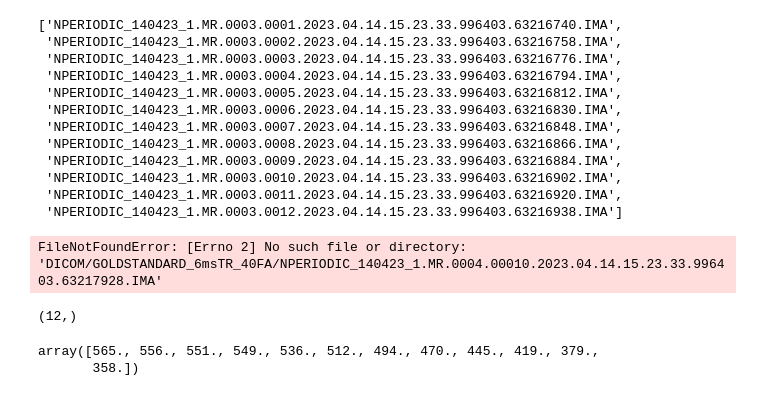
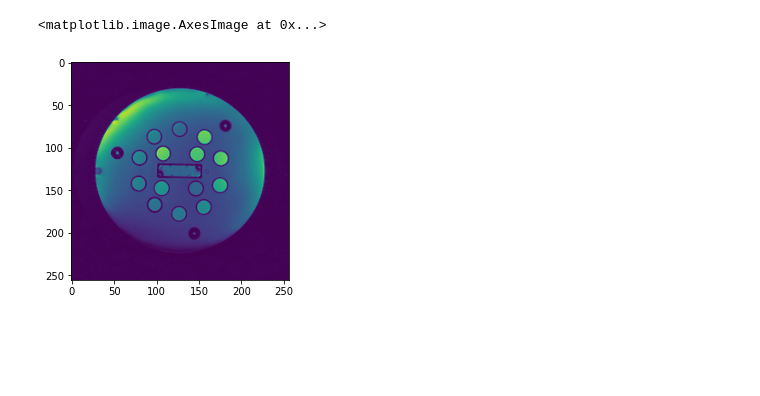
Before and after one commit to Yifei-Jin/Final_Year_Project, a Jupyter notebook: Code/Quadratic_Spoiling/GOLDstandardT2Star.ipynb, the cells around one changed output. Saved outputs shown, nothing was run; the diff lists cells and outputs as text; code cells hidden in the pictures; blank space fills up the shorter version.

```diff
--- a/Code/Quadratic_Spoiling/GOLDstandardT2Star.ipynb
+++ b/Code/Quadratic_Spoiling/GOLDstandardT2Star.ipynb
@@ -43,57 +65,17 @@ DICOMFILENAME = [DICOM1,DICOM2,DICOM3,DICOM4,DICOM5,DICOM6,DICOM7,DICOM8,DICOM9,
-# %%
-DICOMFILENAME
-# %% [output]
-['NPERIODIC_140423_1.MR.0003.0001.2023.04.14.15.23.33.996403.63216740.IMA',
- 'NPERIODIC_140423_1.MR.0003.0002.2023.04.14.15.23.33.996403.63216758.IMA',
- 'NPERIODIC_140423_1.MR.0003.0003.2023.04.14.15.23.33.996403.63216776.IMA',
- 'NPERIODIC_140423_1.MR.0003.0004.2023.04.14.15.23.33.996403.63216794.IMA',
- 'NPERIODIC_140423_1.MR.0003.0005.2023.04.14.15.23.33.996403.63216812.IMA',
- 'NPERIODIC_140423_1.MR.0003.0006.2023.04.14.15.23.33.996403.63216830.IMA',
- 'NPERIODIC_140423_1.MR.0003.0007.2023.04.14.15.23.33.996403.63216848.IMA',
- 'NPERIODIC_140423_1.MR.0003.0008.2023.04.14.15.23.33.996403.63216866.IMA',
- 'NPERIODIC_140423_1.MR.0003.0009.2023.04.14.15.23.33.996403.63216884.IMA',
- 'NPERIODIC_140423_1.MR.0003.0010.2023.04.14.15.23.33.996403.63216902.IMA',
- 'NPERIODIC_140423_1.MR.0003.0011.2023.04.14.15.23.33.996403.63216920.IMA',
- 'NPERIODIC_140423_1.MR.0003.0012.2023.04.14.15.23.33.996403.63216938.IMA']
-# %%
-#6ms 40FA
-DICOM1 = 'DICOM/GOLDSTANDARD_6msTR_40FA/NPERIODIC_140423_1.MR.0004.0001.2023.04.14.15.23.33.996403.63217766.IMA'
-DICOM2 = 'DICOM/GOLDSTANDARD_6msTR_40FA/NPERIODIC_140423_1.MR.0004.0002.2023.04.14.15.23.33.996403.63217784.IMA'
-DICOM3 = 'DICOM/GOLDSTANDARD_6msTR_40FA/NPERIODIC_140423_1.MR.0004.0003.2023.04.14.15.23.33.996403.63217802.IMA'
-DICOM4 = 'DICOM/GOLDSTANDARD_6msTR_40FA/NPERIODIC_140423_1.MR.0004.0004.2023.04.14.15.23.33.996403.63217820.IMA'
-DICOM5 = 'DICOM/GOLDSTANDARD_6msTR_40FA/NPERIODIC_140423_1.MR.0004.0005.2023.04.14.15.23.33.996403.63217838.IMA'
-DICOM6 = 'DICOM/GOLDSTANDARD_6msTR_40FA/NPERIODIC_140423_1.MR.0004.0006.2023.04.14.15.23.33.996403.63217856.IMA'
-DICOM7 = 'DICOM/GOLDSTANDARD_6msTR_40FA/NPERIODIC_140423_1.MR.0004.0007.2023.04.14.15.23.33.996403.63217874.IMA'
-DICOM8 = 'DICOM/GOLDSTANDARD_6msTR_40FA/NPERIODIC_140423_1.MR.0004.0008.2023.04.14.15.23.33.996403.63217892.IMA'
-DICOM9 = 'DICOM/GOLDSTANDARD_6msTR_40FA/NPERIODIC_140423_1.MR.0004.0009.2023.04.14.15.23.33.996403.63217910.IMA'
-DICOM10 ='DICOM/GOLDSTANDARD_6msTR_40FA/NPERIODIC_140423_1.MR.0004.00010.2023.04.14.15.23.33.996403.63217928.IMA'
-DICOM11 ='DICOM/GOLDSTANDARD_6msTR_40FA/NPERIODIC_140423_1.MR.0004.00011.2023.04.14.15.23.33.996403.63217946.IMA'
-DICOM12 ='DICOM/GOLDSTANDARD_6msTR_40FA/NPERIODIC_140423_1.MR.0004.00012.2023.04.14.15.23.33.996403.63217964.IMA'
-
-DICOMFILENAME = [DICOM1,DICOM2,DICOM3,DICOM4,DICOM5,DICOM6,DICOM7,DICOM8,DICOM9,DICOM10,DICOM11,DICOM12]
 # %%
-TR = 6e-3
-TE = TR/2
-
-
+#LOAD DICOM DATA
 GOLDSTD_DATA = np.asarray(np.zeros((1,256,256)), dtype = float)
 TIME = np.asarray([], dtype = float)
-for i in range (0,12):
-    filepath = DICOMFILENAME[i] #'DICOM/GOLDSTANDARD_6msTR_40FA/'+
+for i in range (0,10):
+    filepath = DICOMFILENAME[i]
     img = pydicom.read_file(filepath)
     GOLDSTD_DATA = np.append(GOLDSTD_DATA, img.pixel_array.reshape((1,256,256)), axis = 0)
     #Corresponding "time" on exponential fit for each array layer
     TIME = np.append(TIME, TE + TR*i)
 GOLDSTD_DATA =  np.delete(GOLDSTD_DATA,0,0)
 #pixel array for different TR stored in GOLDSTD_DATA
-# %% [output]
-FileNotFoundError: [Errno 2] No such file or directory: 'DICOM/GOLDSTANDARD_6msTR_40FA/NPERIODIC_140423_1.MR.0004.00010.2023.04.14.15.23.33.996403.63217928.IMA'
 # %%
-np.shape(GOLDSTD_DATA[:,1,1])
+plt.imshow(GOLDSTD_DATA[1,:,:])
 # %% [output]
-(12,)
+<matplotlib.image.AxesImage at 0x...>
+[figure, added]
-# %%
-GOLDSTD_DATA[:,100,100]
-# %% [output]
-array([565., 556., 551., 549., 536., 512., 494., 470., 445., 419., 379.,
-       358.])
```
Also changed, not shown: parts of 20 cells of this notebook, 52 other files.
